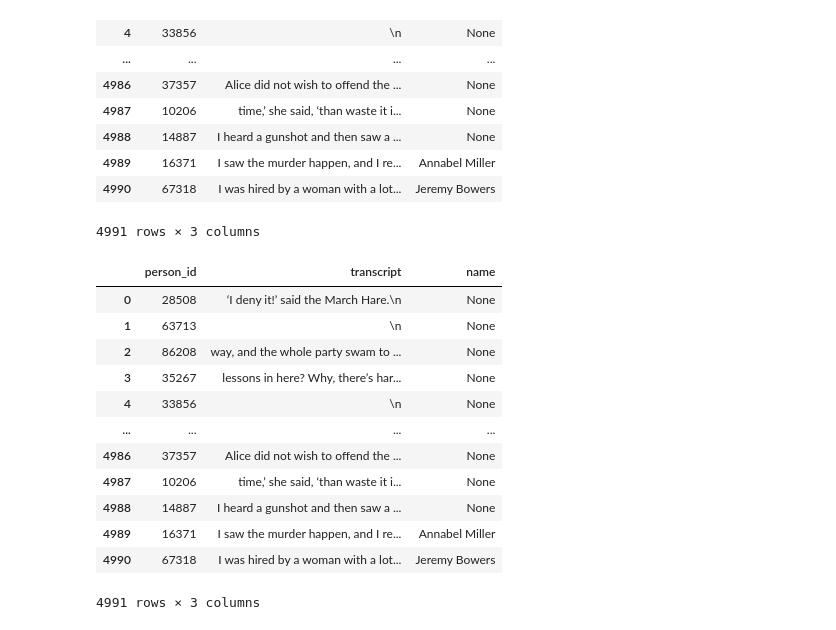
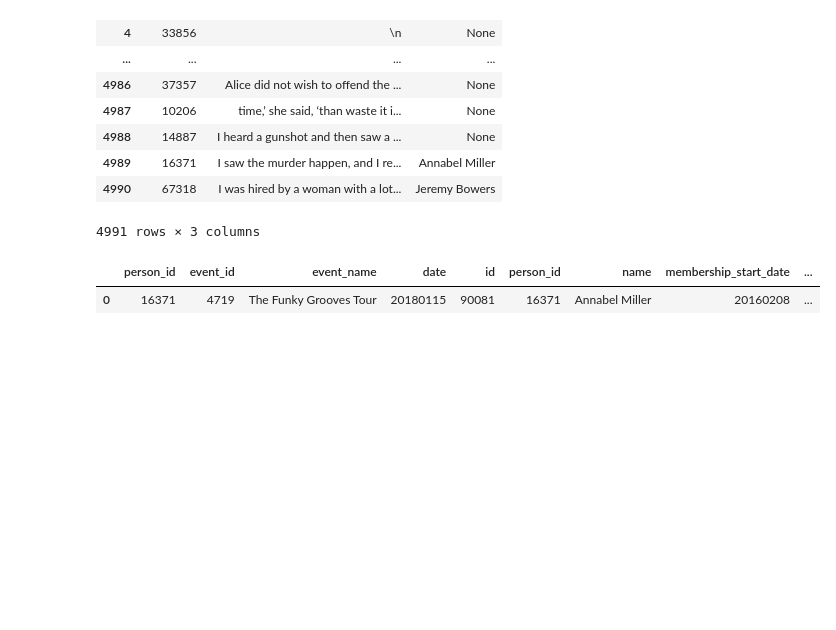
Before and after one commit to BrendzRdgz/TeamChallenge6, a Jupyter notebook: SQL Murder/Parte_I_SQL Game.ipynb, the cells around one changed output. Drawn from its saved outputs; the diff is of its cells as text; code cells hidden in the pictures; blank space fills up the shorter version.

```diff
--- a/SQL Murder/Parte_I_SQL Game.ipynb
+++ b/SQL Murder/Parte_I_SQL Game.ipynb
@@ -29,6 +29,8 @@ A crime has taken place and the detective needs your help. The detective gave yo
 
 import pandas as pd
 import sqlite3
+# Imprimirá todo el texto del data Frame
+pd.set_option('display.max_colwidth', None)
 
 # Conectamos con el fichero y creamos cursor
 connection = sqlite3.connect(".\Data\sql-murder-mystery.db")
@@ -127,32 +200,23 @@ df_interview
 | 4990 | 67318 | I was hired by a woman with a lot... | Jeremy Bowers |
 4991 rows × 3 columns
 # %%
-# Consultamos Interview y lo cruzamos con get fit now member
-consulta_sql1 = '''
-SELECT i.person_id, i.transcript, g.name
-FROM interview AS i
-LEFT JOIN get_fit_now_member AS g
-ON i.person_id = g.person_id;
+# Consultamos Facebook event y lo cruzamos con get fit now member para Annabel Miller
+consulta_sql2 = '''
+SELECT *
+FROM facebook_event_checkin AS f
+INNER JOIN get_fit_now_member as g ON f.person_id = g.person_id
+INNER JOIN person as p
+ON g.name = p.name
+WHERE f.person_id = 16371 or f.person_id = 16371;
 
 '''
 
 # Ejecutar la consulta
-df_interview2 = sql_query(consulta_sql1)
-df_interview2
+df_face = sql_query(consulta_sql2)
+df_face
 
-#print(df_Crime_scene['description'])
+#Hallazgo: no da más información
 # %% [output]
-|  | person_id | transcript | name |
-| 0 | 28508 | ‘I deny it!’ said the March Hare.\n | None |
-| 1 | 63713 | \n | None |
-| 2 | 86208 | way, and the whole party swam to ... | None |
-| 3 | 35267 | lessons in here? Why, there’s har... | None |
-| 4 | 33856 | \n | None |
-| ... | ... | ... | ... |
-| 4986 | 37357 | Alice did not wish to offend the ... | None |
-| 4987 | 10206 | time,’ she said, ‘than waste it i... | None |
-| 4988 | 14887 | I heard a gunshot and then saw a ... | None |
-| 4989 | 16371 | I saw the murder happen, and I re... | Annabel Miller |
-| 4990 | 67318 | I was hired by a woman with a lot... | Jeremy Bowers |
+|  | person_id | event_id | event_name | date | id | person_id | name | membership_start_date | ... |
+| 0 | 16371 | 4719 | The Funky Grooves Tour | 20180115 | 90081 | 16371 | Annabel Miller | 20160208 | ... |
-4991 rows × 3 columns
 # %%
```
Also changed, not shown: parts of 6 cells of this notebook.
